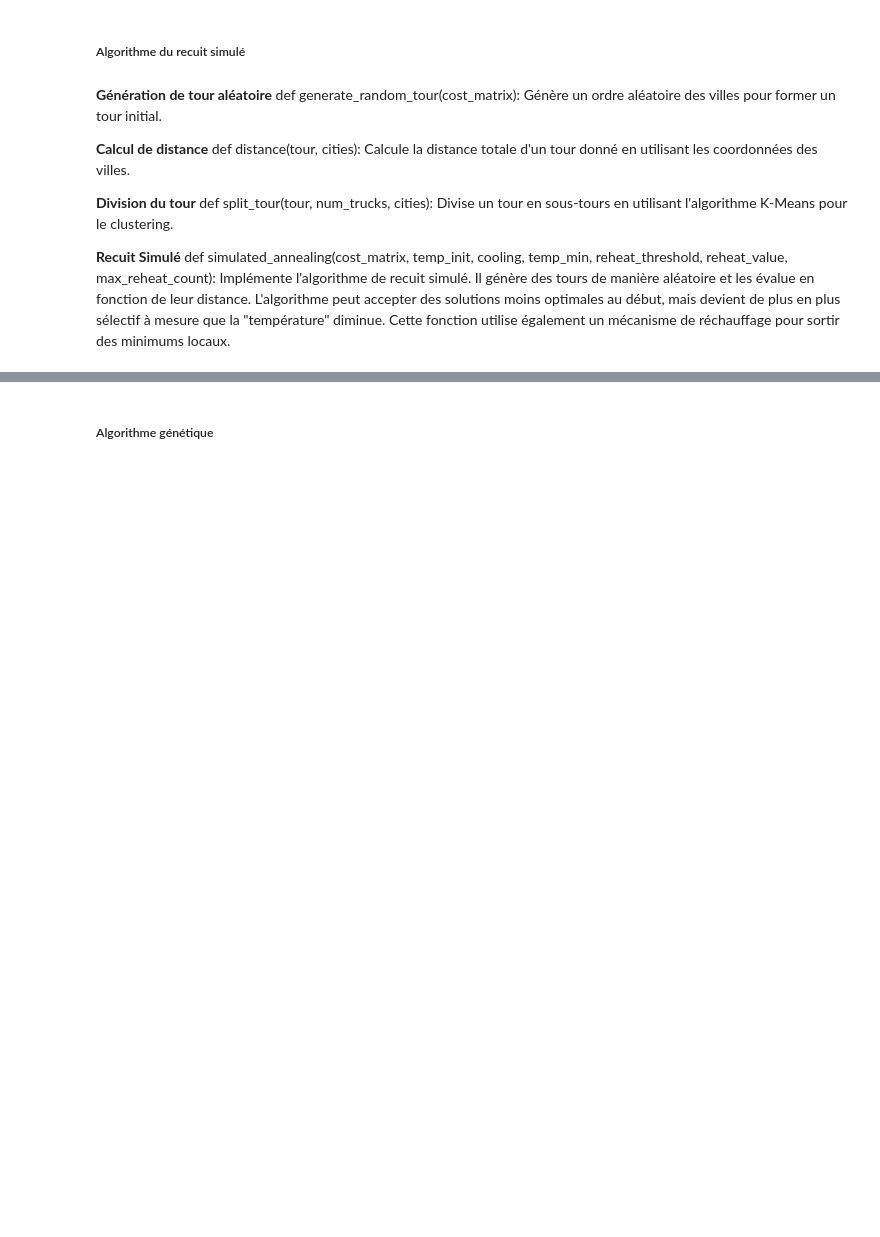
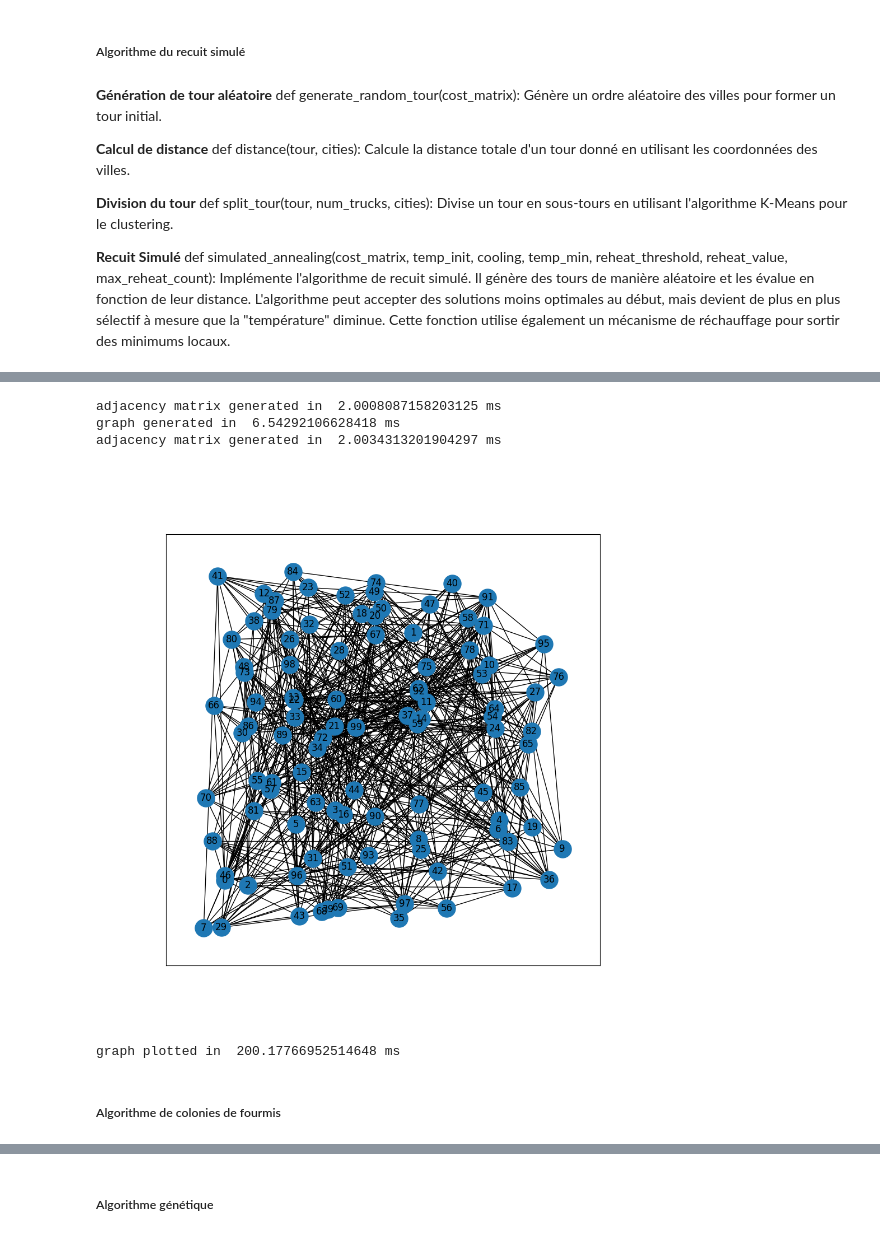
Before and after one commit to Ridren51/Ademe, a Jupyter notebook: Livrable_1.ipynb, the cells around one changed output, grey strips where cells are left out. Saved outputs shown, nothing was run; the diff lists cells and outputs as text; code cells hidden in the pictures; blank space fills up the shorter version.

```diff
--- a/Livrable_1.ipynb
+++ b/Livrable_1.ipynb
@@ -894,0 +1514,12 @@ Implémente l'algorithme de recuit simulé. Il génère des tours de manière al
+# %%
+graph = Graph()
+graph.generate_random_graph(100, 0.1)
+graph.plot_graph()
+# %% [output]
+adjacency matrix generated in  2.0008087158203125 ms
+graph generated in  6.54292106628418 ms
+adjacency matrix generated in  2.0034313201904297 ms
+[figure, added]
+graph plotted in  200.17766952514648 ms
+# %% [markdown]
+##### Algorithme de colonies de fourmis
```
Also changed, not shown: parts of 45 cells of this notebook, 6 other files.
